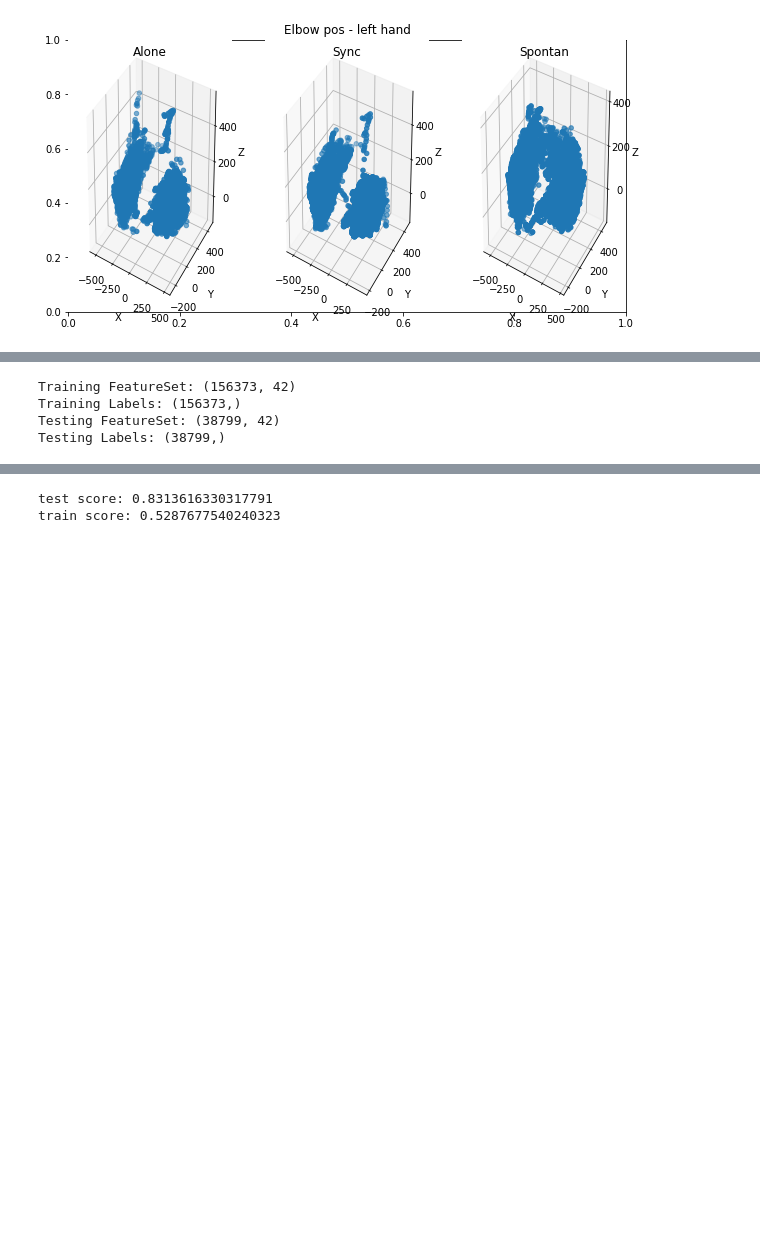
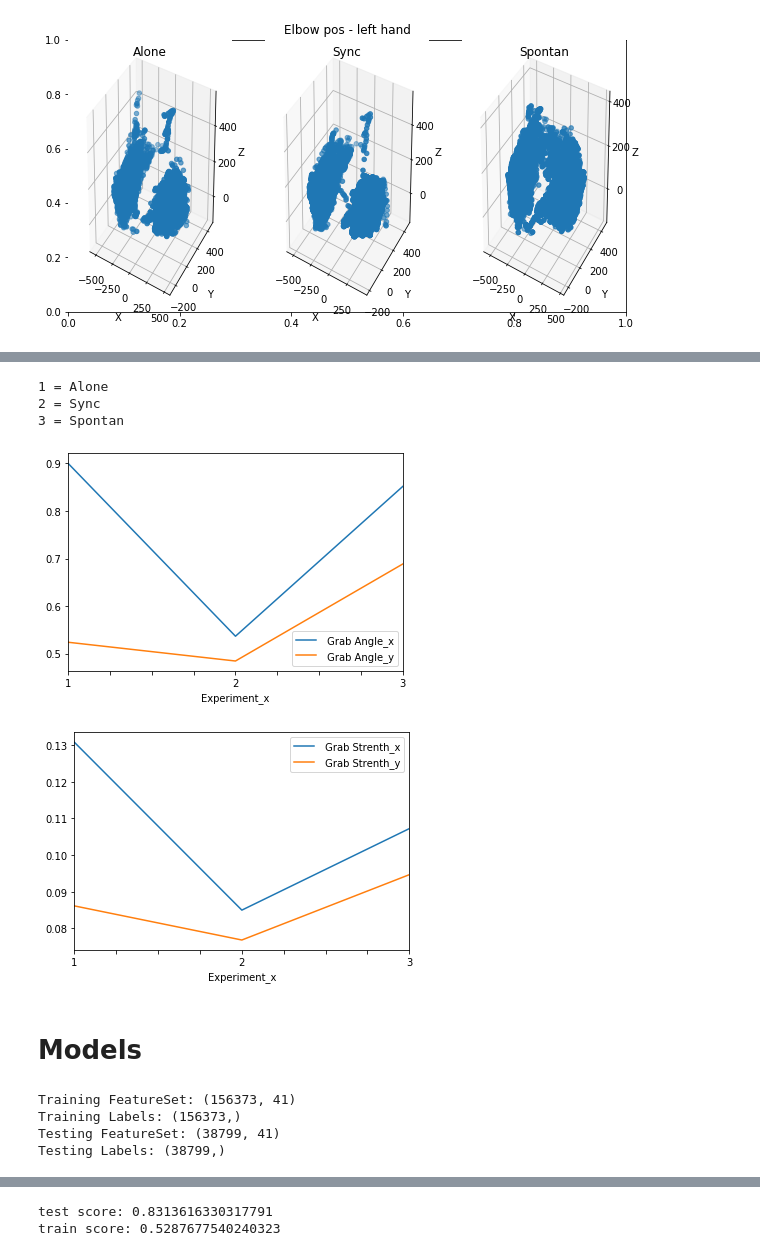
Before and after one commit to lilach199612/HMLFIPA, a Jupyter notebook: HMLFIPA.ipynb, the cells around one changed output, grey strips where cells are left out. Cells and saved outputs as stored; diff of their text form; code cells hidden in the pictures; blank space fills up the shorter version.

```diff
--- a/HMLFIPA.ipynb
+++ b/HMLFIPA.ipynb
@@ -304,7 +340,21 @@ for i in range(1,4):
+# %%
+train.groupby(['Experiment_x'])[' Grab Angle_x',' Grab Angle_y'].mean().plot()
+train.groupby(['Experiment_x'])[' Grab Strenth_x',' Grab Strenth_y'].mean().plot()
+print("1 = Alone")
+print("2 = Sync")
+print("3 = Spontan")
+# %% [output]
+1 = Alone
+2 = Sync
+3 = Spontan
+[figure, added]
+[figure, added]
+# %% [markdown]
+# Models
 # %%
 train=train.dropna()
 test=test.dropna()
-X_train=train[['Time_x', ' Hand Type_x', ' # hands_x', ' Position X_x',
+X_train=train[['Time_x', ' Hand Type_x', ' Position X_x',
        ' Position Y_x', ' Position Z_x', ' Velocity X_x', ' Velocity Y_x',
        ' Velocity Z_x', ' Pitch_x', ' Roll_x', ' Yaw_x', ' Wrist Pos X_x',
        ' Wrist Pos Y_x', ' Wrist Pos Z_x', ' Elbow pos X_x', ' Elbow Pos Y_x',
@@ -316,7 +366,7 @@ X_train=train[['Time_x', ' Hand Type_x', ' # hands_x', ' Position X_x',
        ' Wrist Pos Z_y', ' Elbow pos X_y', ' Elbow Pos Y_y', ' Elbow Pos Z_y',
        ' Grab Strenth_y', ' Grab Angle_y', ' Pinch Strength_y']]
 y_train=train['Experiment_x']
-X_test=test[['Time_x', ' Hand Type_x', ' # hands_x', ' Position X_x',
+X_test=test[['Time_x', ' Hand Type_x', ' Position X_x',
        ' Position Y_x', ' Position Z_x', ' Velocity X_x', ' Velocity Y_x',
        ' Velocity Z_x', ' Pitch_x', ' Roll_x', ' Yaw_x', ' Wrist Pos X_x',
        ' Wrist Pos Y_x', ' Wrist Pos Z_x', ' Elbow pos X_x', ' Elbow Pos Y_x',
@@ -333,8 +383,8 @@ print("Training Labels:", y_train.shape)
 print("Testing FeatureSet:", X_test.shape)
 print("Testing Labels:", y_test.shape)
 # %% [output]
-Training FeatureSet: (156373, 42)
+Training FeatureSet: (156373, 41)
 Training Labels: (156373,)
-Testing FeatureSet: (38799, 42)
+Testing FeatureSet: (38799, 41)
 Testing Labels: (38799,)
 # %% [markdown]
```
Also changed, not shown: parts of 22 cells of this notebook.
